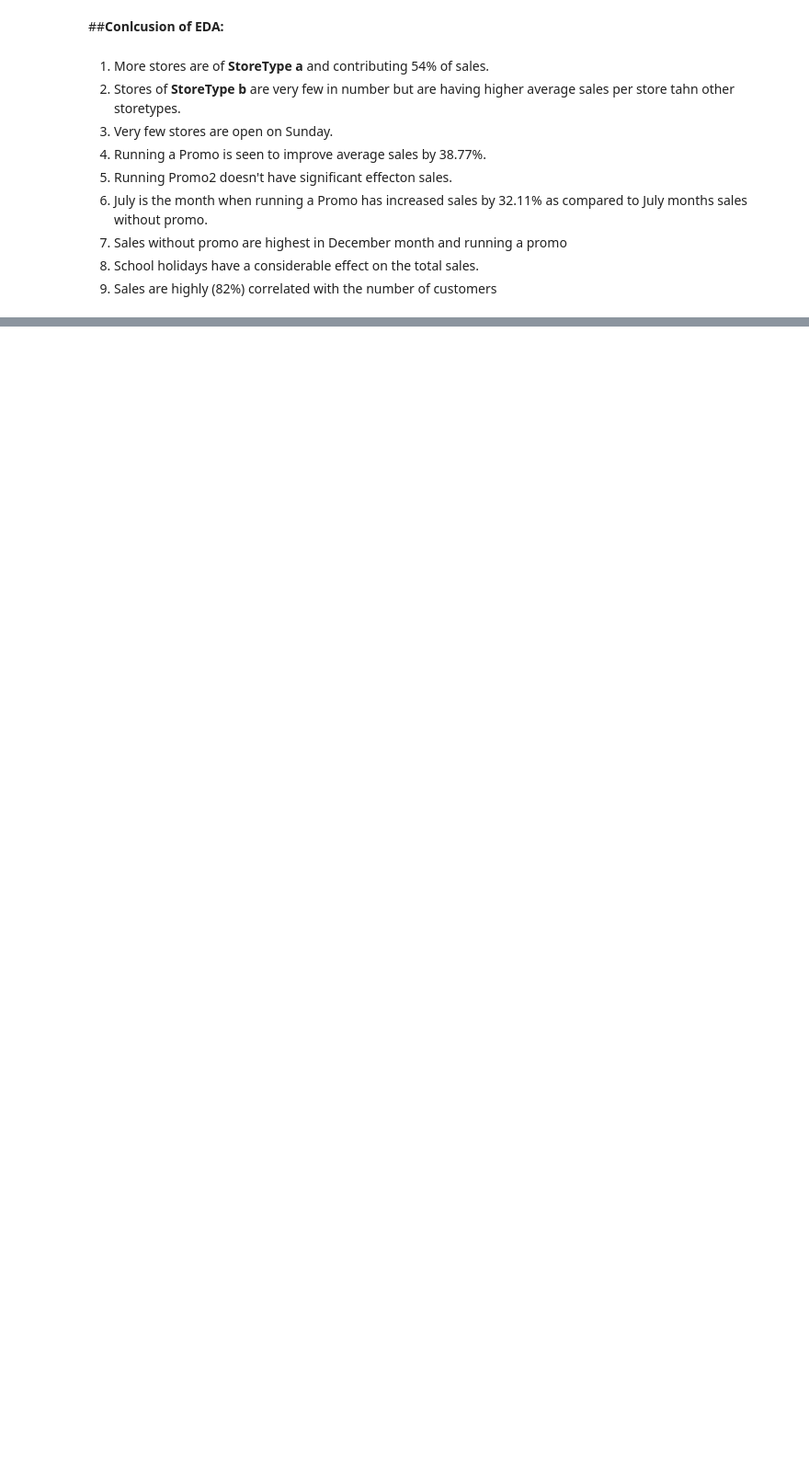
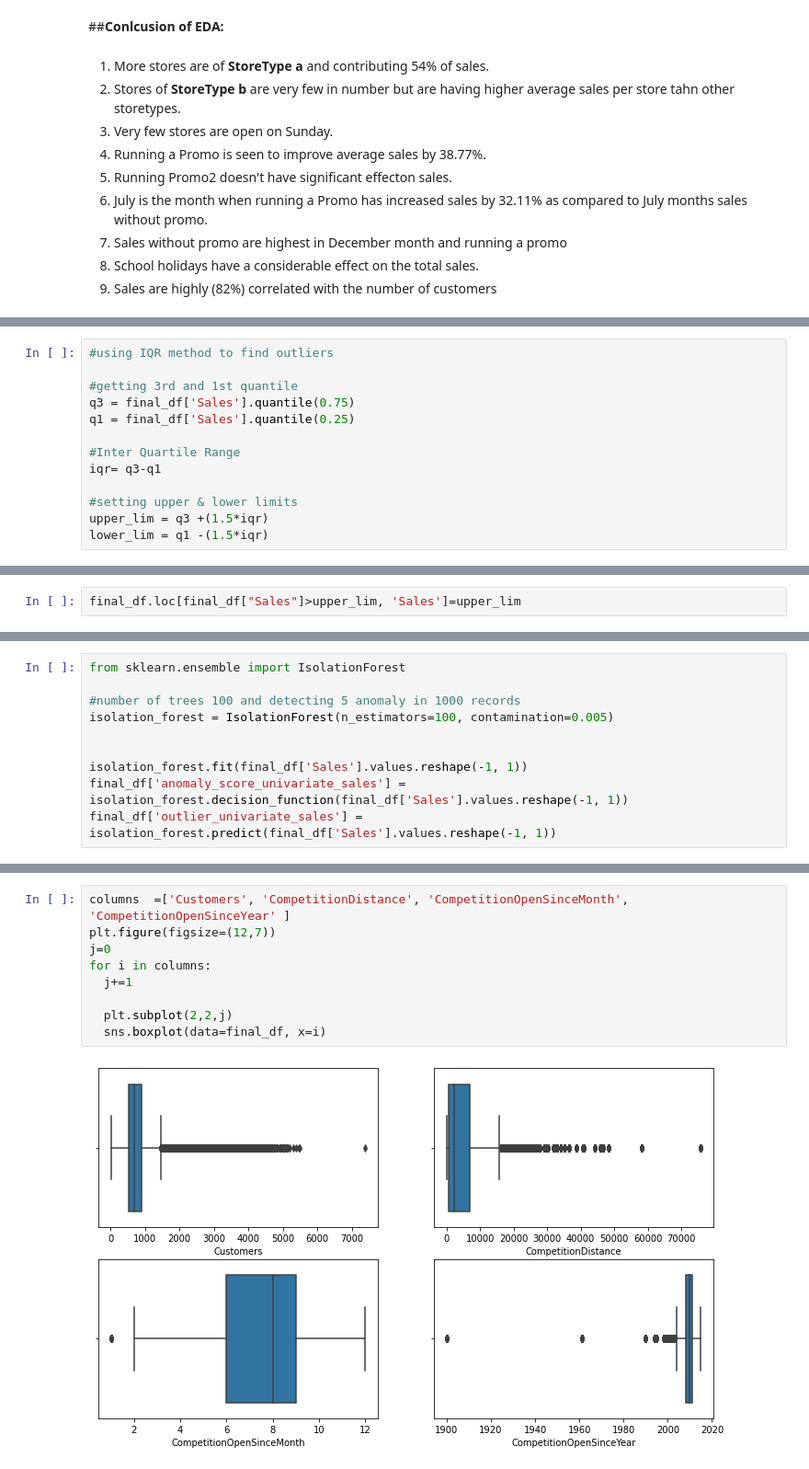
Before and after one commit to pranavdevi28/Rossmann_Sales_Prediction, a Jupyter notebook: Rossmann_Sales_Prediction_Capstone_Project.ipynb, the cells around one changed output, grey strips where cells are left out. Shown at 92% size. Drawn from its saved outputs; the diff is of its cells as text; blank space fills up the shorter version.

```diff
--- a/Rossmann_Sales_Prediction_Capstone_Project.ipynb
+++ b/Rossmann_Sales_Prediction_Capstone_Project.ipynb
@@ -807,0 +817,13 @@ sns.heatmap(round(abs(corr),2), annot=True, cmap='YlOrRd', mask=np.triu(corr))
+# %%
+#using IQR method to find outliers
+
+#getting 3rd and 1st quantile
+q3 = final_df['Sales'].quantile(0.75)
+q1 = final_df['Sales'].quantile(0.25)
+
+#Inter Quartile Range
+iqr= q3-q1
+
+#setting upper & lower limits
+upper_lim = q3 +(1.5*iqr)
+lower_lim = q1 -(1.5*iqr)
@@ -807,0 +836,2 @@ sns.heatmap(round(abs(corr),2), annot=True, cmap='YlOrRd', mask=np.triu(corr))
+# %%
+final_df.loc[final_df["Sales"]>upper_lim, 'Sales']=upper_lim
@@ -807,0 +840,10 @@ sns.heatmap(round(abs(corr),2), annot=True, cmap='YlOrRd', mask=np.triu(corr))
+# %%
+from sklearn.ensemble import IsolationForest
+
+#number of trees 100 and detecting 5 anomaly in 1000 records
+isolation_forest = IsolationForest(n_estimators=100, contamination=0.005)
+
+
+isolation_forest.fit(final_df['Sales'].values.reshape(-1, 1))
+final_df['anomaly_score_univariate_sales'] = isolation_forest.decision_function(final_df['Sales'].values.reshape(-1, 1))
+final_df['outlier_univariate_sales'] = isolation_forest.predict(final_df['Sales'].values.reshape(-1, 1))
@@ -807,0 +866,11 @@ sns.heatmap(round(abs(corr),2), annot=True, cmap='YlOrRd', mask=np.triu(corr))
+# %%
+columns  =['Customers', 'CompetitionDistance', 'CompetitionOpenSinceMonth', 'CompetitionOpenSinceYear' ]
+plt.figure(figsize=(12,7))
+j=0
+for i in columns:
+  j+=1
+
+  plt.subplot(2,2,j)
+  sns.boxplot(data=final_df, x=i)
+# %% [output]
+[figure, added]
```
Also changed, not shown: parts of 23 cells of this notebook.
